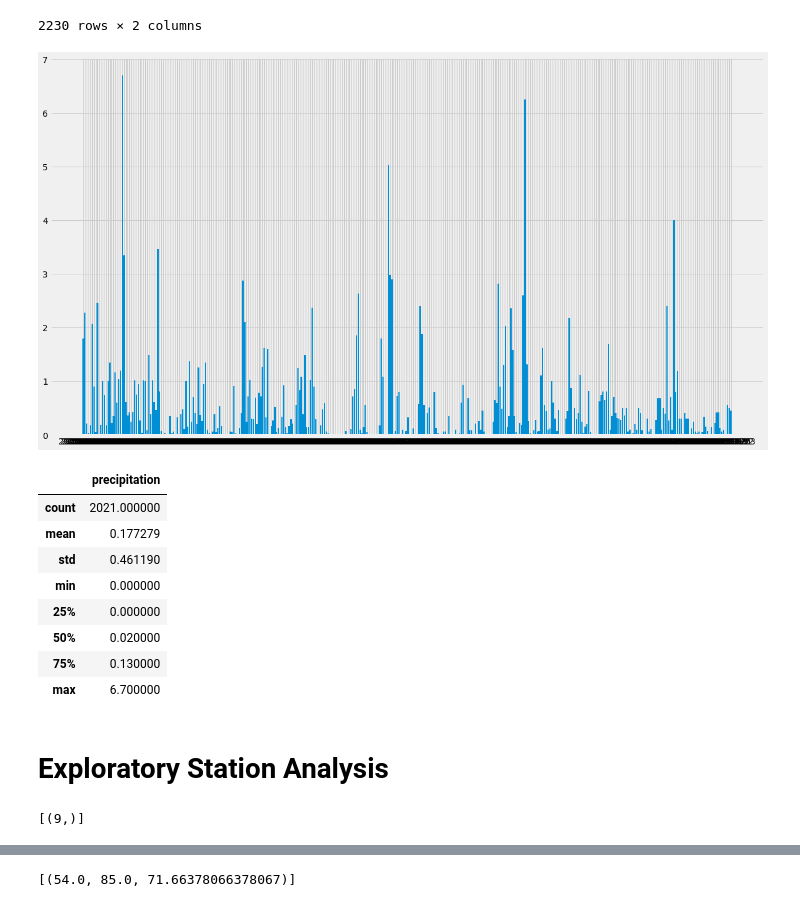
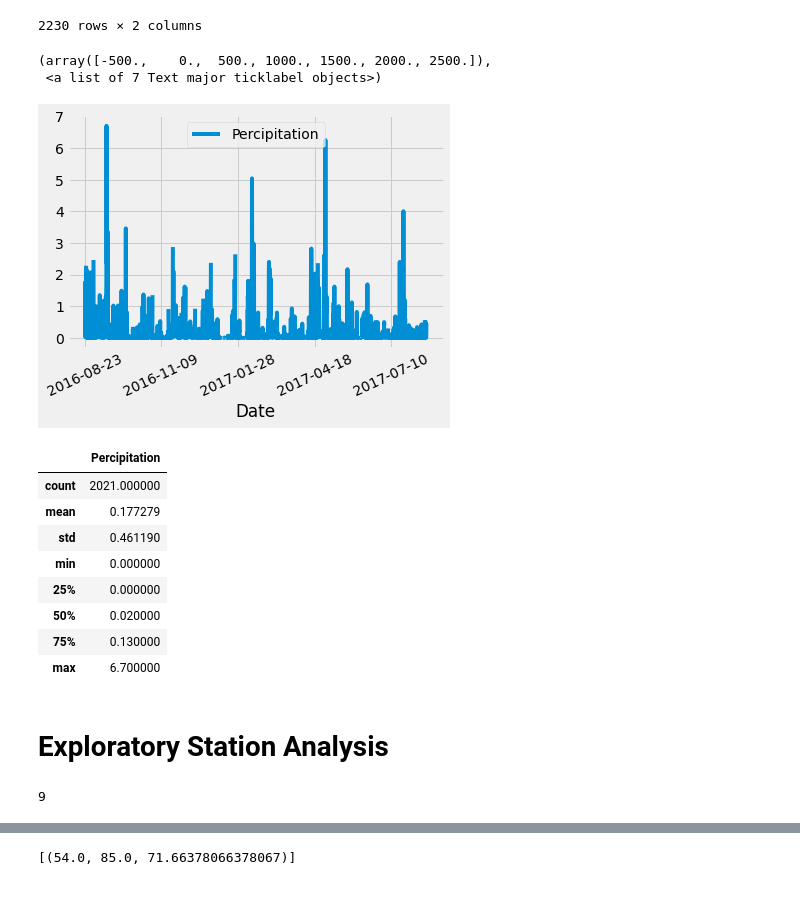
Before and after one commit to KAMAS-2058/sql-alchemychallenge, a Jupyter notebook: climate_starter.ipynb, the cells around one changed output, grey strips where cells are left out. Cells and saved outputs as stored; diff of their text form; code cells hidden in the pictures.

```diff
--- a/climate_starter.ipynb
+++ b/climate_starter.ipynb
@@ -85,20 +85,17 @@ year_sample
 2230 rows × 2 columns
 # %%
 # Use Pandas Plotting with Matplotlib to plot the data
-x = year_sample['Date']
-y = year_sample['Percipitation']
-
-fig, ax = plt.subplots()
-fig.set_size_inches(18.5, 10.5)
-ax.bar(x,y)
-
-plt.show()
+year_sample.plot(x='Date',y='Percipitation')
+plt.xticks(rotation = 25)
 # %% [output]
+(array([-500.,    0.,  500., 1000., 1500., 2000., 2500.]),
+ <a list of 7 Text major ticklabel objects>)
-[figure, old version]
+[figure, new version]
 # %%
 # Use Pandas to calculate the summary statistics for the precipitation data
+year_sample.describe()
 # %% [output]
-|  | precipitation |
+|  | Percipitation |
 | count | 2021.000000 |
 | mean | 0.177279 |
 | std | 0.461190 |
@@ -111,8 +108,10 @@ plt.show()
 # Exploratory Station Analysis
 # %%
 # Design a query to calculate the total number of stations in the dataset
+number_stations = session.query(station).count()
+number_stations
 # %% [output]
-[(9,)]
+9
 # %%
 # Design a query to find the most active stations (i.e. which stations have the most rows?)
 # List the stations and their counts in descending order.
```
Also changed, not shown: parts of 1 cell of this notebook.
